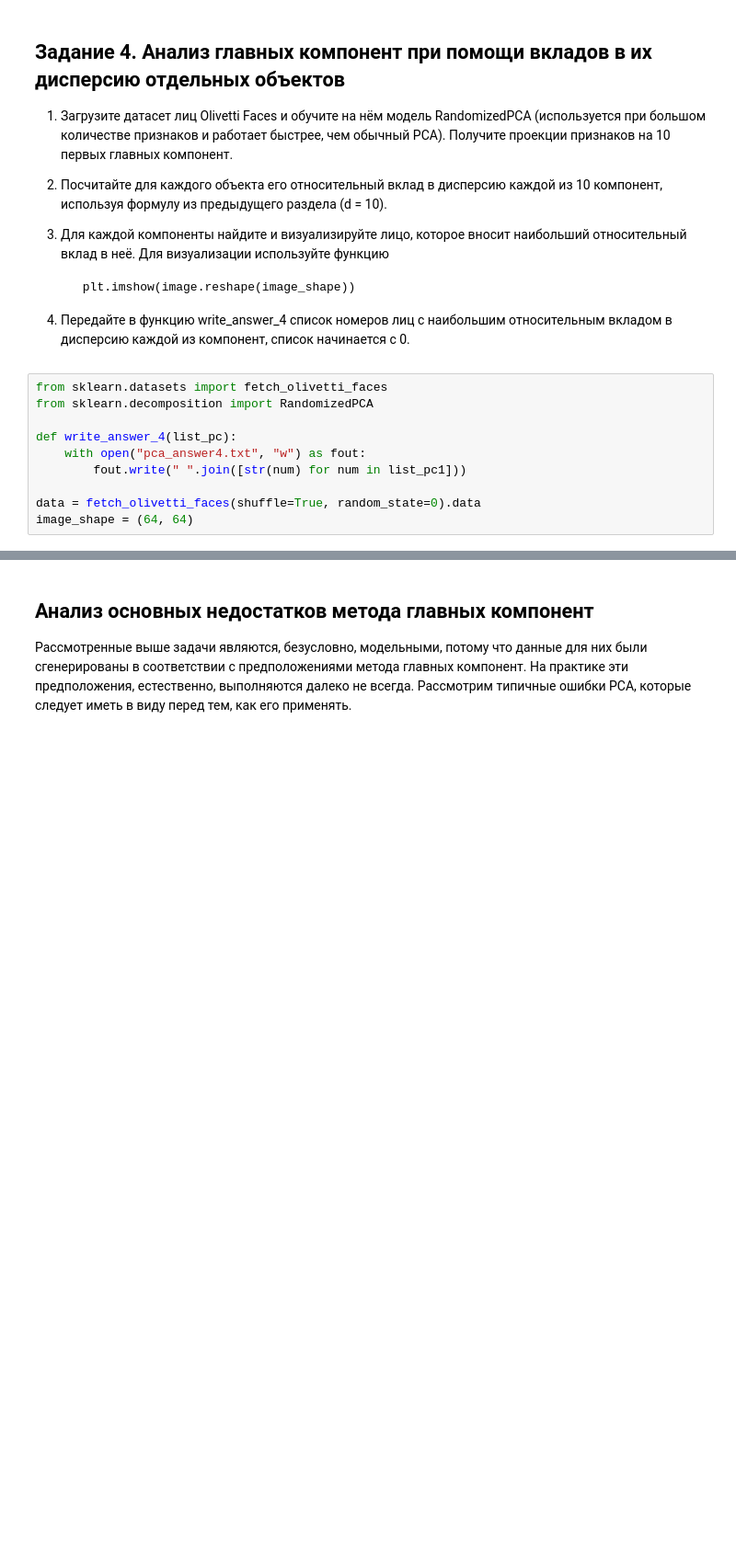
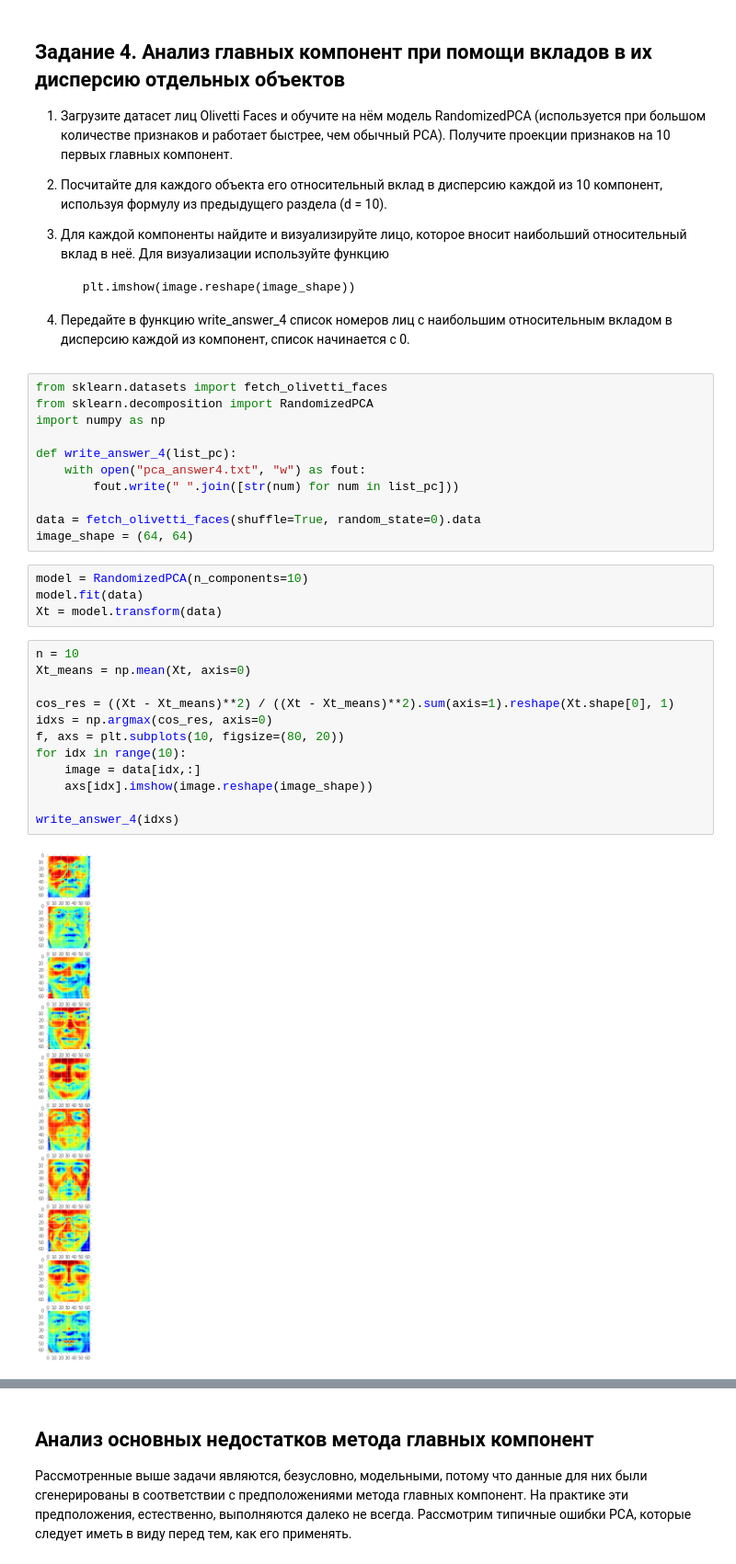
Before and after one commit to zolkko/ydx-ml, a Jupyter notebook: week11/PCA.ipynb, the cells around one changed output, grey strips where cells are left out. Shown at 92% size. Cells and saved outputs as stored; diff of their text form; blank space fills up the shorter version.

```diff
--- a/week11/PCA.ipynb
+++ b/week11/PCA.ipynb
@@ -373,10 +467,29 @@ $$ \sum_{k=1}^d cos^2_{ik} = 1 $$
 # %%
 from sklearn.datasets import fetch_olivetti_faces
 from sklearn.decomposition import RandomizedPCA
+import numpy as np
 
 def write_answer_4(list_pc):
     with open("pca_answer4.txt", "w") as fout:
-        fout.write(" ".join([str(num) for num in list_pc1]))
+        fout.write(" ".join([str(num) for num in list_pc]))
 
 data = fetch_olivetti_faces(shuffle=True, random_state=0).data
 image_shape = (64, 64)
+# %%
+model = RandomizedPCA(n_components=10)
+model.fit(data)
+Xt = model.transform(data)
+# %%
+n = 10
+Xt_means = np.mean(Xt, axis=0)
+
+cos_res = ((Xt - Xt_means)**2) / ((Xt - Xt_means)**2).sum(axis=1).reshape(Xt.shape[0], 1)
+idxs = np.argmax(cos_res, axis=0)
+f, axs = plt.subplots(10, figsize=(80, 20))
+for idx in range(10):
+    image = data[idx,:]
+    axs[idx].imshow(image.reshape(image_shape))
+
+write_answer_4(idxs)
+# %% [output]
+[figure, added]
```
Also changed, not shown: parts of 29 cells of this notebook, 4 other files.
